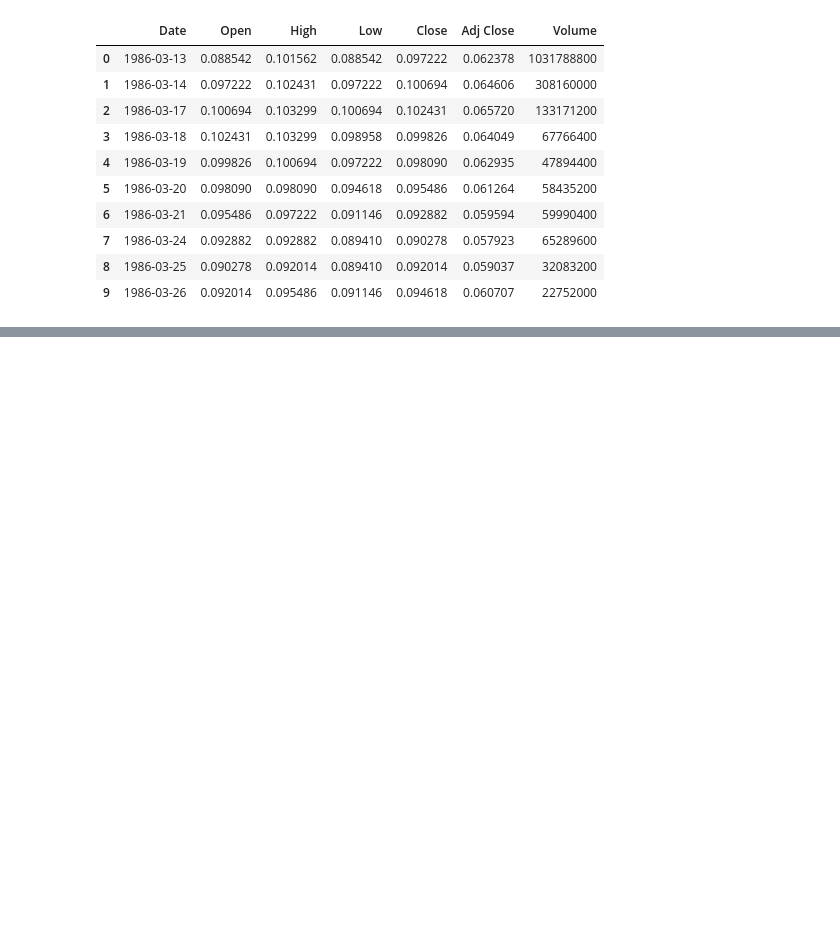
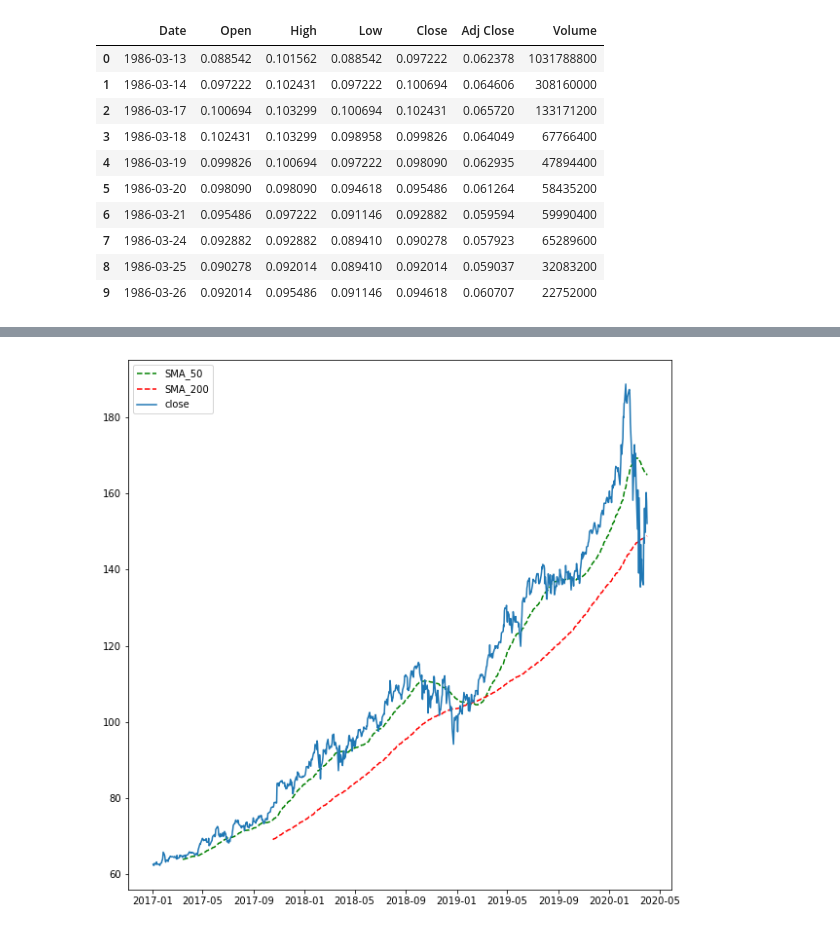
Before and after one commit to aamodini/trading-visualization, a Jupyter notebook: example.ipynb, the cells around one changed output, grey strips where cells are left out. Cells and saved outputs as stored; diff of their text form; code cells hidden in the pictures; blank space fills up the shorter version.

```diff
--- a/example.ipynb
+++ b/example.ipynb
@@ -40,0 +151,18 @@ Solution: Plot those point on a graph and just look at the price fluctions.
+# %%
+plt.figure(figsize=(10,10))
+plt.plot(df['Date'], df['SMA_50'], 'g--', label="SMA_50")
+plt.plot(df['Date'], df['SMA_200'], 'r--', label="SMA_200")
+plt.plot(df['Date'], df['Close'], label="close")
+plt.legend()
+plt.show()
+
+# stacking graphs
+# but these aren't as informative or helpful as the one above
+# these lines only make sense with a specific context
+
+# fig, axs = plt.subplots(3, sharex=True, sharey=True)
+# axs[0].plot(df['SMA1'], 'g--', label="SMA1")
+# axs[1].plot(df['SMA2'], 'r--', label="SMA2")
+# axs[2].plot(df['Close'], label="close")
+# %% [output]
+[figure, added]
```
Also changed, not shown: parts of 23 cells of this notebook, 1 other file.
